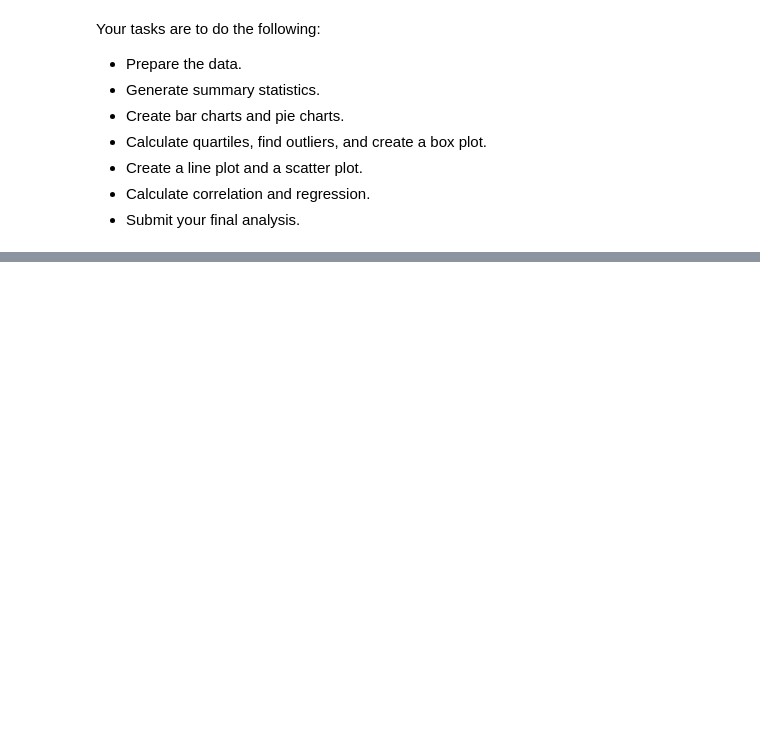
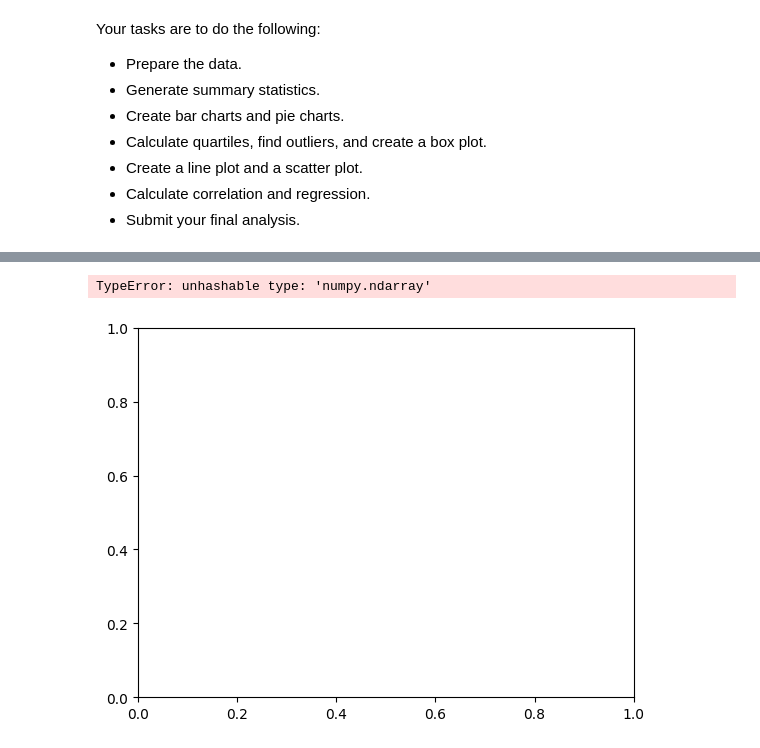
Before and after one commit to gw-sc/Matplotlib-challenge, a Jupyter notebook: Pymaceuticals/Pymaceuticals.ipynb, the cells around one changed output, grey strips where cells are left out. Cells and saved outputs as stored; diff of their text form; code cells hidden in the pictures; blank space fills up the shorter version.

```diff
--- a/Pymaceuticals/Pymaceuticals.ipynb
+++ b/Pymaceuticals/Pymaceuticals.ipynb
@@ -31,0 +27,19 @@ observation or interferences
+# %%
+# Dependencies and Setup
+import matplotlib.pyplot as plt
+import pandas as pd
+import scipy.stats as st
+
+# Study data files
+mouse_metadata_path = "data/Mouse_metadata.csv"
+study_results_path = "data/Study_results.csv"
+
+# Read the mouse data and the study results
+mouse_metadata = pd.read_csv(mouse_metadata_path)
+study_results = pd.read_csv(study_results_path)
+
+# Combine the data into a single dataset
+df = pd.merge(mouse_metadata, study_results, how = "left", on = ["Mouse ID", "Mouse ID"])
+
+# Display the data table for preview
+df.head()
@@ -31,0 +241,9 @@ observation or interferences
+# %%
+# Generate a bar plot showing the total number of timepoints for all mice tested for each drug regimen using Pandas.
+# Create the second bar plot by using Matplotlib's `pyplot` methods.
+
+timepoint_gdf = regimen_gdf["Timepoint"]
+plt.bar(timepoint_gdf, Timepoints_total)
+# %% [output]
+TypeError: unhashable type: 'numpy.ndarray'
+[figure, added]
```
Also changed, not shown: parts of 33 cells of this notebook.
